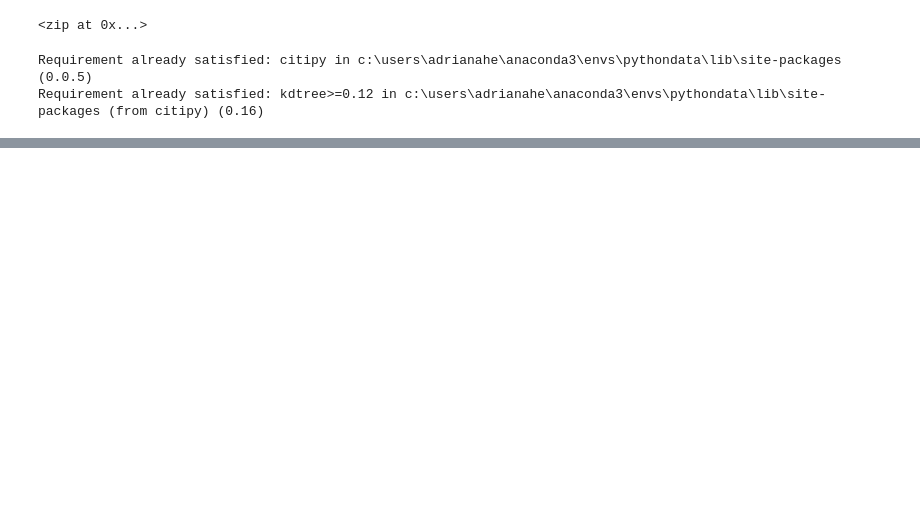
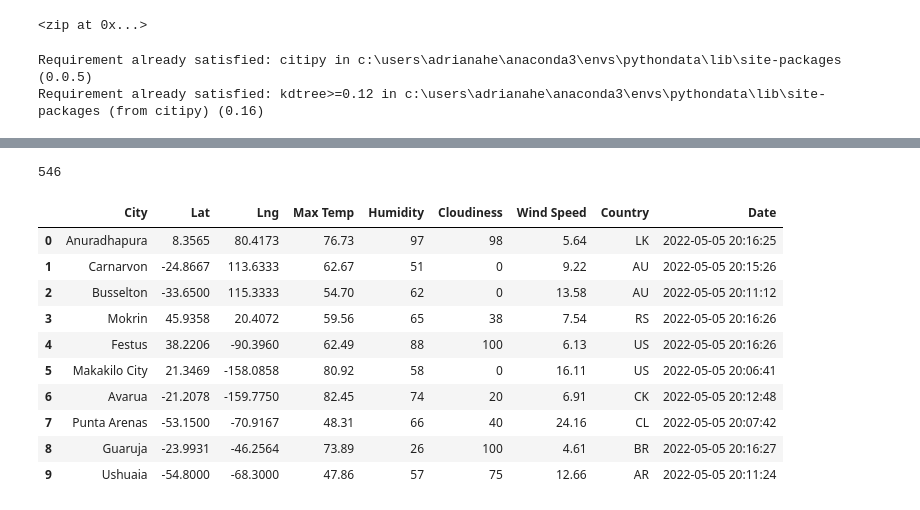
Before and after one commit to adie1717/World_Weather_Analysis, a Jupyter notebook: WeatherPy.ipynb, the cells around one changed output, grey strips where cells are left out. Cells and saved outputs as stored; diff of their text form; code cells hidden in the pictures; blank space fills up the shorter version.

```diff
--- a/WeatherPy.ipynb
+++ b/WeatherPy.ipynb
@@ -70,0 +180,21 @@ len(cities)
+# %%
+len(city_data)
+# %% [output]
+546
+# %%
+# Convert the array of dictionaries to a Pandas DataFrame.
+
+city_data_df = pd.DataFrame(city_data)
+city_data_df.head(10)
+# %% [output]
+|  | City | Lat | Lng | Max Temp | Humidity | Cloudiness | Wind Speed | Country | Date |
+| 0 | Anuradhapura | 8.3565 | 80.4173 | 76.73 | 97 | 98 | 5.64 | LK | 2022-05-05 20:16:25 |
+| 1 | Carnarvon | -24.8667 | 113.6333 | 62.67 | 51 | 0 | 9.22 | AU | 2022-05-05 20:15:26 |
+| 2 | Busselton | -33.6500 | 115.3333 | 54.70 | 62 | 0 | 13.58 | AU | 2022-05-05 20:11:12 |
+| 3 | Mokrin | 45.9358 | 20.4072 | 59.56 | 65 | 38 | 7.54 | RS | 2022-05-05 20:16:26 |
+| 4 | Festus | 38.2206 | -90.3960 | 62.49 | 88 | 100 | 6.13 | US | 2022-05-05 20:16:26 |
+| 5 | Makakilo City | 21.3469 | -158.0858 | 80.92 | 58 | 0 | 16.11 | US | 2022-05-05 20:06:41 |
+| 6 | Avarua | -21.2078 | -159.7750 | 82.45 | 74 | 20 | 6.91 | CK | 2022-05-05 20:12:48 |
+| 7 | Punta Arenas | -53.1500 | -70.9167 | 48.31 | 66 | 40 | 24.16 | CL | 2022-05-05 20:07:42 |
+| 8 | Guaruja | -23.9931 | -46.2564 | 73.89 | 26 | 100 | 4.61 | BR | 2022-05-05 20:16:27 |
+| 9 | Ushuaia | -54.8000 | -68.3000 | 47.86 | 57 | 75 | 12.66 | AR | 2022-05-05 20:11:24 |
```
Also changed, not shown: parts of 12 cells of this notebook, 3 other files.
